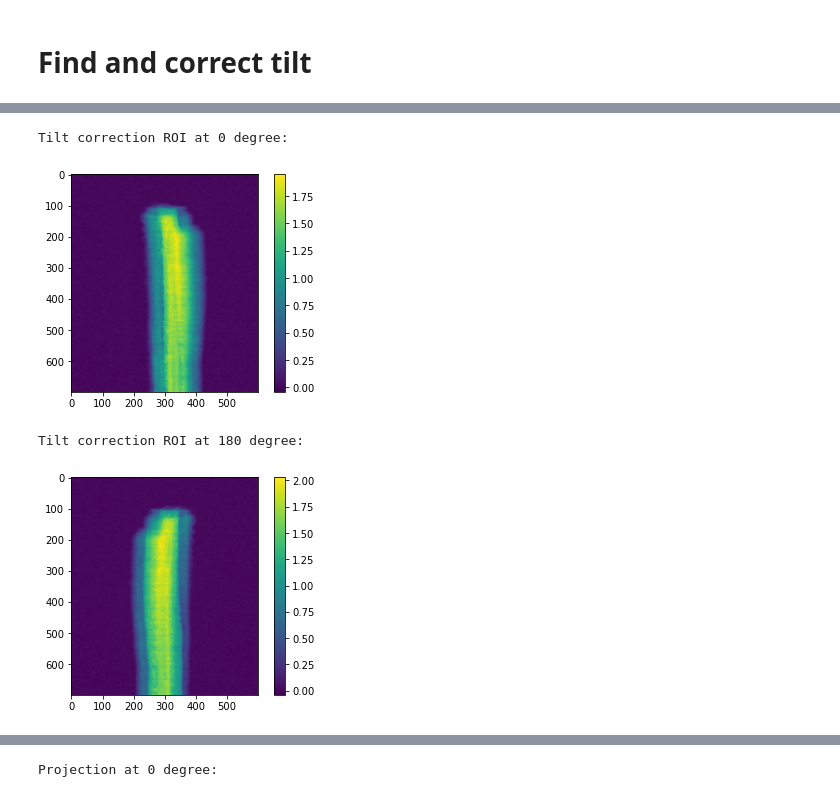
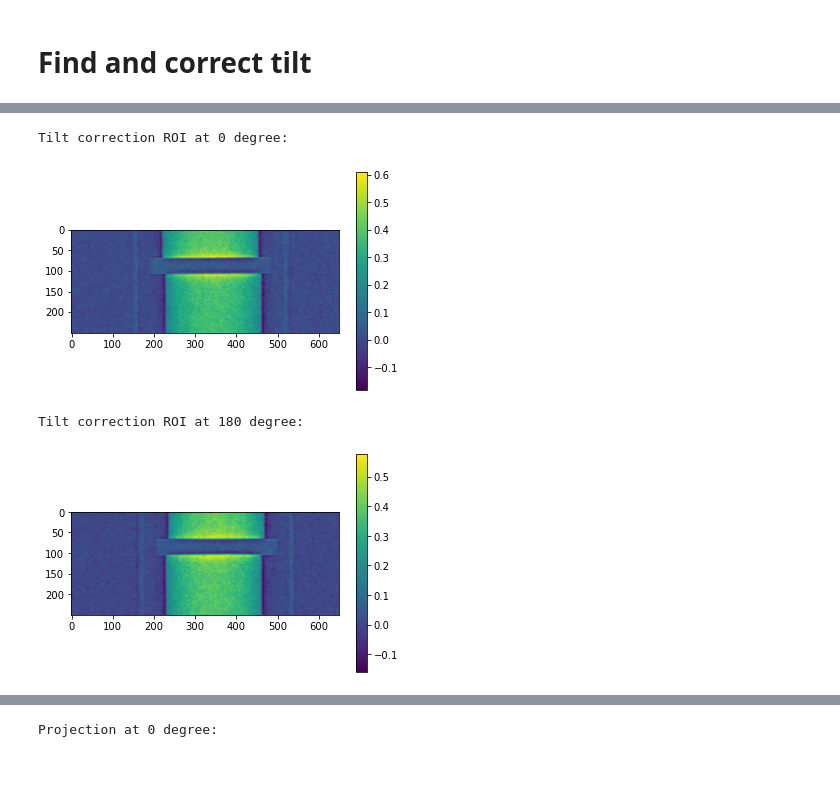
Before and after one commit to zhangy6x/research_stuff, a Jupyter notebook: jupyter_notebooks/norm_recon/algotom_workflow_save_HDF5.ipynb, the cells around one changed output, grey strips where cells are left out. Drawn from its saved outputs; the diff is of its cells as text; code cells hidden in the pictures; blank space fills up the shorter version.

```diff
--- a/jupyter_notebooks/norm_recon/algotom_workflow_save_HDF5.ipynb
+++ b/jupyter_notebooks/norm_recon/algotom_workflow_save_HDF5.ipynb
@@ -159,8 +176,8 @@ float32
 # %%
 ###################### need to change start
 bg_left = 5
-bg_right = 80
-bg_top = 500
+bg_right = 100
+bg_top = 200
 bg_bottom = 1100
 ###################### need to change end
 bg_stack = proj_norm[:, bg_top:bg_bottom, bg_left:bg_right]
@@ -175,6 +192,9 @@ Beam fluctuation ROI:
 # %%
-proj_norm = tomopy.prep.normalize.normalize_roi(proj_norm, roi= [bg_top, bg_left, bg_bottom, bg_right])
+t0 = timeit.default_timer()
+proj_norm = tomopy.prep.normalize.normalize_roi(proj_norm, roi= [bg_top, bg_left, bg_bottom, bg_right], ncore=ncore)
 plt.imshow(proj_norm[0], vmin=0, vmax=1)
 plt.colorbar()
 plt.show()
+t1 = timeit.default_timer()
+print("Time: {} s".format(t1-t0))
 # %% [output]
@@ -181,0 +211,5 @@ plt.show()
+# %%
+proj_mlog = tomopy.minus_log(proj_norm, ncore=ncore)
+plt.imshow(proj_mlog[0])
+plt.colorbar()
+plt.show()
@@ -229,0 +260,10 @@ Difference:
+# %%
+# proj_rmv = rocku.remove_ring(proj_norm, algorithm="Vo")
+############## bm3d, slightly better, but slow
+t0 = timeit.default_timer()
+print("Perform 'extreme streak attenuation' (detection + median filter) on a 3-D stack of projections. First dimension should be angle.")
+proj_mlog = bm3d.extreme_streak_attenuation(proj_mlog)
+print("Remove sinogram (after log transform) streak noise using multi-scale BM3D-based denoising procedure.")
+proj_rmv = bm3d.multiscale_streak_removal(proj_mlog)
+t1 = timeit.default_timer()
+print("Time cost {} min".format((t1-t0)/60))
@@ -355,26 +391,26 @@ plt.show()
 # %%
 ###################### need to change start
-tt_xmin = 200
-tt_xmax = 800
-tt_ymin = 200
-tt_ymax = 900
+tt_xmin = 50
+tt_xmax = 700
+tt_ymin = 1250
+tt_ymax = 1500
 ###################### need to change start
 tt_roi = [tt_ymin, tt_xmin, tt_ymax, tt_xmax] #
-tt_0deg = proj_mlog[0, tt_roi[0]:tt_roi[2], tt_roi[1]:tt_roi[3]]
-tt_180deg = proj_mlog[proj180_ind, tt_roi[0]:tt_roi[2], tt_roi[1]:tt_roi[3]]
+tt_0deg = proj_rmv[proj000_idx, tt_roi[0]:tt_roi[2], tt_roi[1]:tt_roi[3]]
+tt_180deg = proj_rmv[proj180_idx, tt_roi[0]:tt_roi[2], tt_roi[1]:tt_roi[3]]
 print("Tilt correction ROI at 0 degree:")
 plt.imshow(tt_0deg)
 plt.colorbar()
 plt.show()
 print("Tilt correction ROI at 180 degree:")
 plt.imshow(tt_180deg)
 plt.colorbar()
 plt.show()
 # %% [output]
 Tilt correction ROI at 0 degree:
-[figure, old version]
+[figure, new version]
 Tilt correction ROI at 180 degree:
-[figure, old version]
+[figure, new version]
 # %%
 print("Finding the tilt angle...")
 tilt_ang = tilt.calculate_tilt(image0=tt_0deg, image180=tt_180deg)
```
Also changed, not shown: parts of 30 cells of this notebook, 3 other files.
